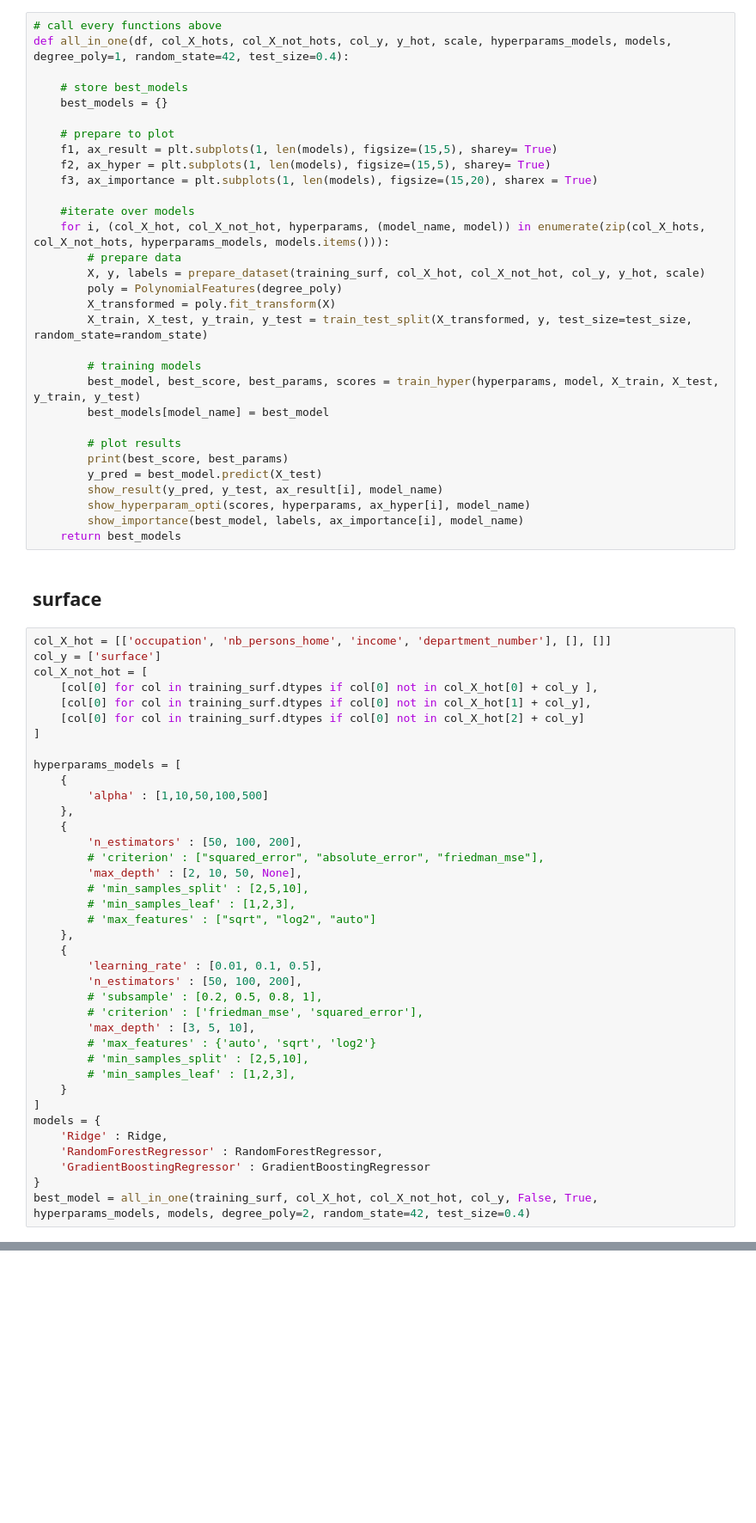
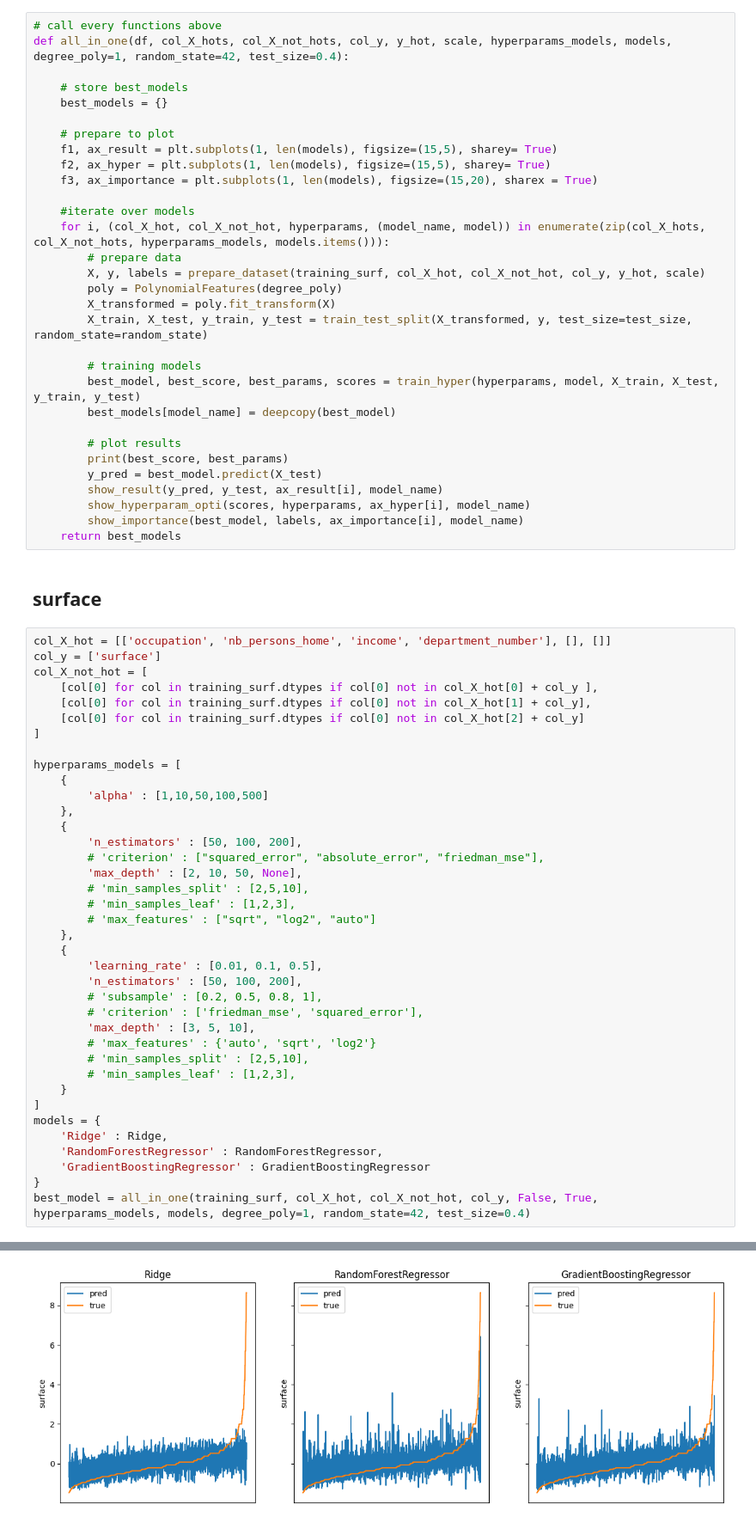
Before and after one commit to axrocheteau/renov_local, a Jupyter notebook: pred_tremi.ipynb, the cells around one changed output, grey strips where cells are left out. Shown at 86% size. Cells and saved outputs as stored; diff of their text form; blank space fills up the shorter version.

```diff
--- a/pred_tremi.ipynb
+++ b/pred_tremi.ipynb
@@ -388,7 +388,7 @@ def all_in_one(df, col_X_hots, col_X_not_hots, col_y, y_hot, scale, hyperparams_
 
         # training models
         best_model, best_score, best_params, scores = train_hyper(hyperparams, model, X_train, X_test, y_train, y_test)
-        best_models[model_name] = best_model
+        best_models[model_name] = deepcopy(best_model)
 
         # plot results
         print(best_score, best_params)
@@ -436,7 +436,7 @@ models = {
     'RandomForestRegressor' : RandomForestRegressor,
     'GradientBoostingRegressor' : GradientBoostingRegressor
 }
-best_model = all_in_one(training_surf, col_X_hot, col_X_not_hot, col_y, False, True, hyperparams_models, models, degree_poly=2, random_state=42, test_size=0.4)
+best_model = all_in_one(training_surf, col_X_hot, col_X_not_hot, col_y, False, True, hyperparams_models, models, degree_poly=1, random_state=42, test_size=0.4)
 # %% [output]
 5
 0 [1]
@@ -445,0 +460 @@ best_model = all_in_one(training_surf, col_X_hot, col_X_not_hot, col_y, False, T
+[figure, added]
```
Also changed, not shown: parts of 1 cell of this notebook.
